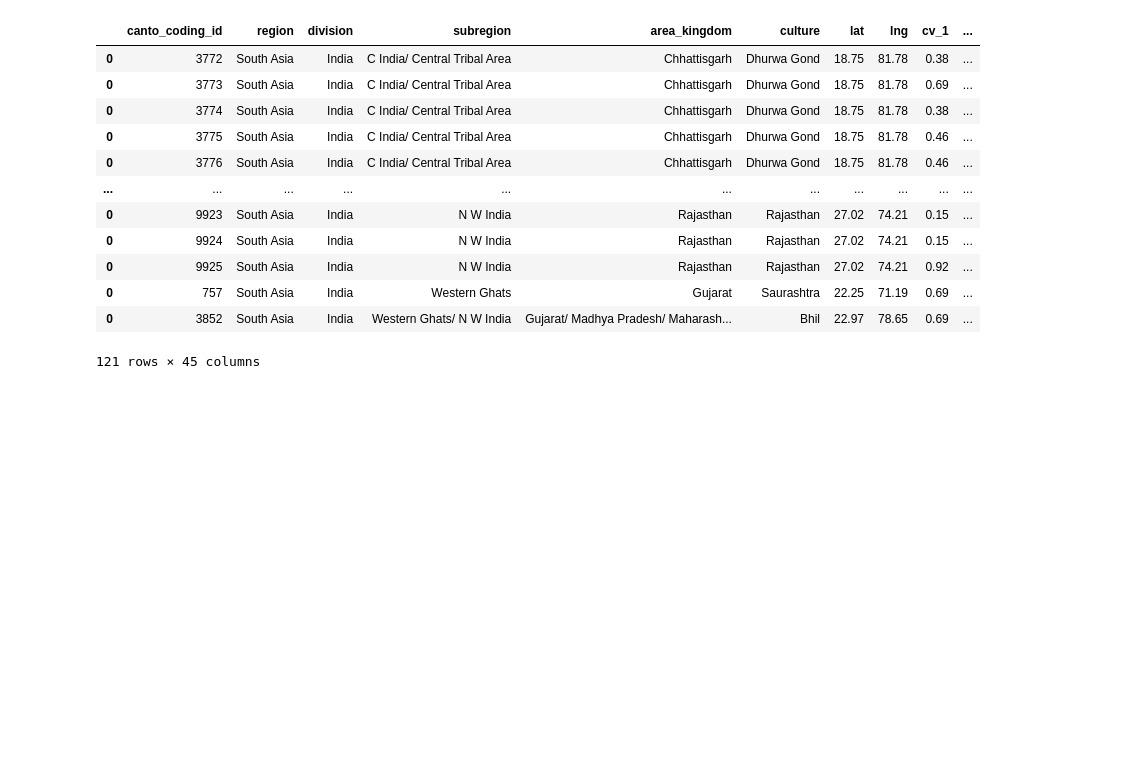
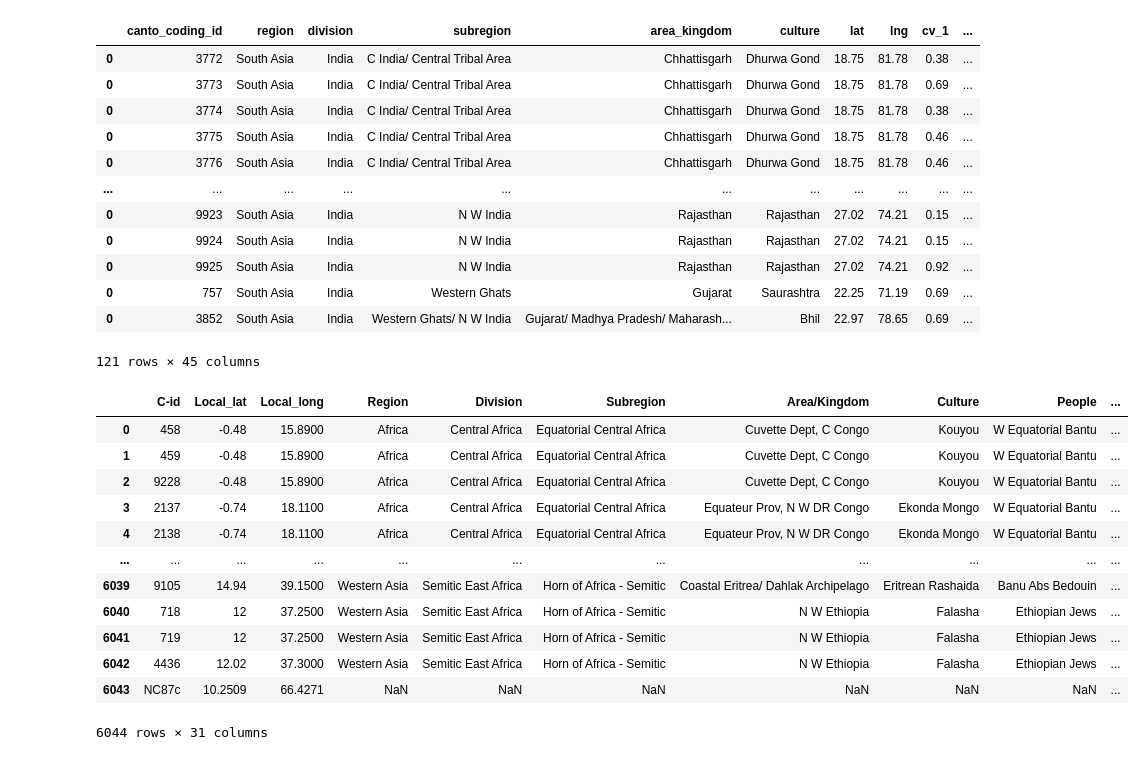
Before and after one commit to comp-music-lab/sfc-journal-2020, a Jupyter notebook: Data Prep.ipynb, the cells around one changed output. Drawn from its saved outputs; the diff is of its cells as text; code cells hidden in the pictures; blank space fills up the shorter version.

```diff
--- a/Data Prep.ipynb
+++ b/Data Prep.ipynb
@@ -360,3 +358,19 @@ north_india_full
 | 0 | 757 | South Asia | India | Western Ghats | Gujarat | Saurashtra | 22.25 | 71.19 | 0.69 | ... |
 | 0 | 3852 | South Asia | India | Western Ghats/ N W India | Gujarat/ Madhya Pradesh/ Maharash... | Bhil | 22.97 | 78.65 | 0.69 | ... |
 121 rows × 45 columns
+# %%
+metadata
+# %% [output]
+|  | C-id | Local_lat | Local_long | Region | Division | Subregion | Area/Kingdom | Culture | People | ... |
+| 0 | 458 | -0.48 | 15.8900 | Africa | Central Africa | Equatorial Central Africa | Cuvette Dept, C Congo | Kouyou | W Equatorial Bantu | ... |
+| 1 | 459 | -0.48 | 15.8900 | Africa | Central Africa | Equatorial Central Africa | Cuvette Dept, C Congo | Kouyou | W Equatorial Bantu | ... |
+| 2 | 9228 | -0.48 | 15.8900 | Africa | Central Africa | Equatorial Central Africa | Cuvette Dept, C Congo | Kouyou | W Equatorial Bantu | ... |
+| 3 | 2137 | -0.74 | 18.1100 | Africa | Central Africa | Equatorial Central Africa | Equateur Prov, N W DR Congo | Ekonda Mongo | W Equatorial Bantu | ... |
+| 4 | 2138 | -0.74 | 18.1100 | Africa | Central Africa | Equatorial Central Africa | Equateur Prov, N W DR Congo | Ekonda Mongo | W Equatorial Bantu | ... |
+| ... | ... | ... | ... | ... | ... | ... | ... | ... | ... | ... |
+| 6039 | 9105 | 14.94 | 39.1500 | Western Asia | Semitic East Africa | Horn of Africa - Semitic | Coastal Eritrea/ Dahlak Archipelago | Eritrean Rashaida | Banu Abs Bedouin | ... |
+| 6040 | 718 | 12 | 37.2500 | Western Asia | Semitic East Africa | Horn of Africa - Semitic | N W Ethiopia | Falasha | Ethiopian Jews | ... |
+| 6041 | 719 | 12 | 37.2500 | Western Asia | Semitic East Africa | Horn of Africa - Semitic | N W Ethiopia | Falasha | Ethiopian Jews | ... |
+| 6042 | 4436 | 12.02 | 37.3000 | Western Asia | Semitic East Africa | Horn of Africa - Semitic | N W Ethiopia | Falasha | Ethiopian Jews | ... |
+| 6043 | NC87c | 10.2509 | 66.4271 | NaN | NaN | NaN | NaN | NaN | NaN | ... |
+6044 rows × 31 columns
```
Also changed, not shown: parts of 12 cells of this notebook, 11 other files.
